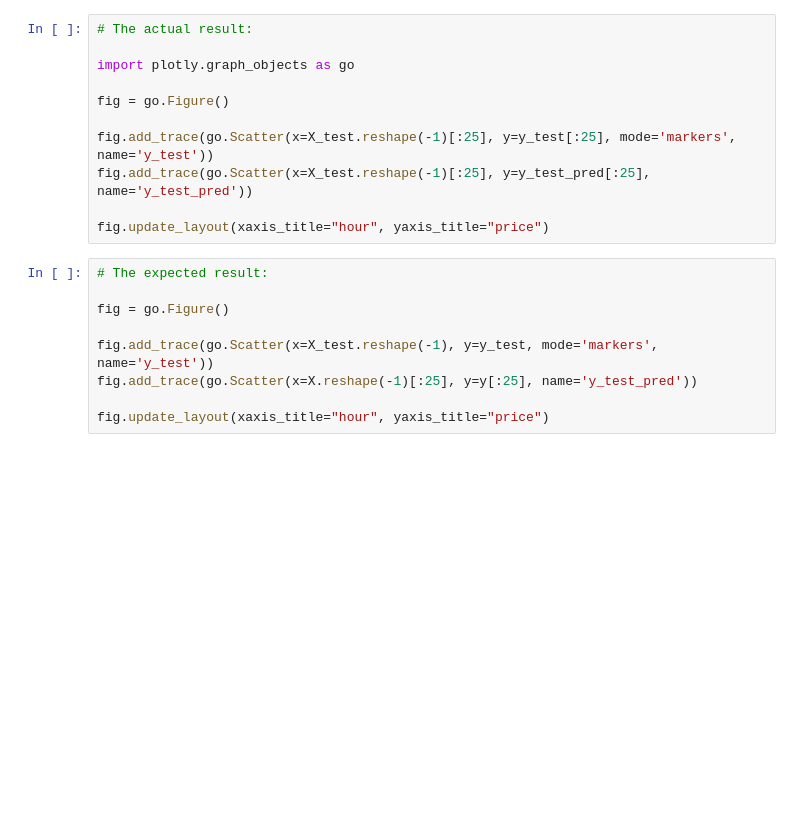
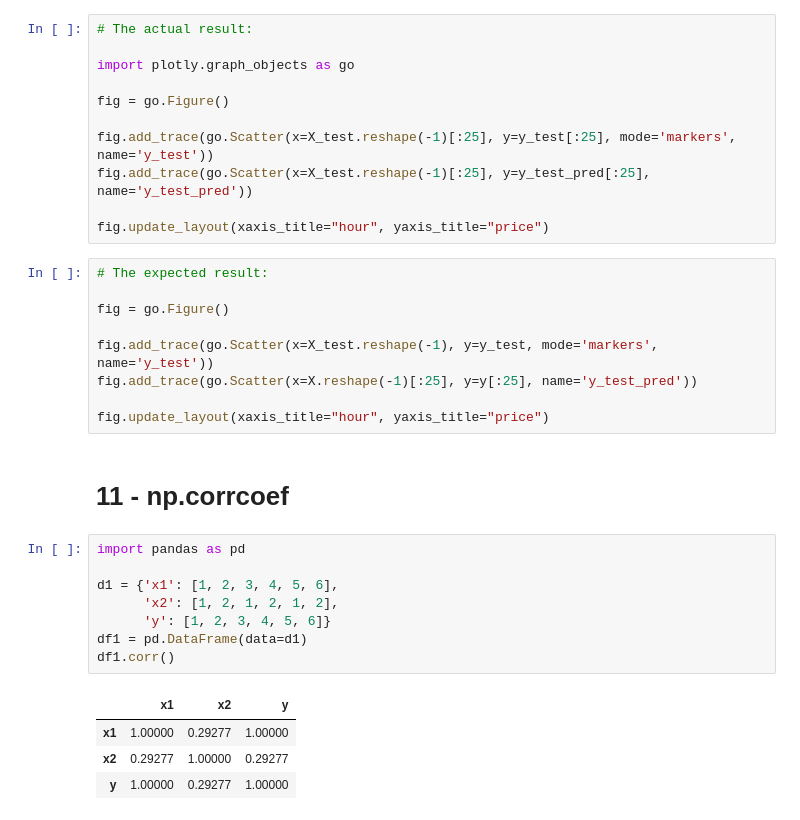
Before and after one commit to jasonrichdarmawan/p1-g1, a Jupyter notebook: playground.ipynb, the cells around one changed output. Saved outputs shown, nothing was run; the diff lists cells and outputs as text; blank space fills up the shorter version.

```diff
--- a/playground.ipynb
+++ b/playground.ipynb
@@ -550,3 +550,18 @@ fig.add_trace(go.Scatter(x=X_test.reshape(-1), y=y_test, mode='markers', name='y
 fig.add_trace(go.Scatter(x=X.reshape(-1)[:25], y=y[:25], name='y_test_pred'))
 
 fig.update_layout(xaxis_title="hour", yaxis_title="price")
+# %% [markdown]
+# 11 - np.corrcoef
+# %%
+import pandas as pd
+
+d1 = {'x1': [1, 2, 3, 4, 5, 6],
+      'x2': [1, 2, 1, 2, 1, 2],
+      'y': [1, 2, 3, 4, 5, 6]}
+df1 = pd.DataFrame(data=d1)
+df1.corr()
+# %% [output]
+|  | x1 | x2 | y |
+| x1 | 1.00000 | 0.29277 | 1.00000 |
+| x2 | 0.29277 | 1.00000 | 0.29277 |
+| y | 1.00000 | 0.29277 | 1.00000 |
```
Also changed, not shown: parts of 11 cells of this notebook, 7 other files.
